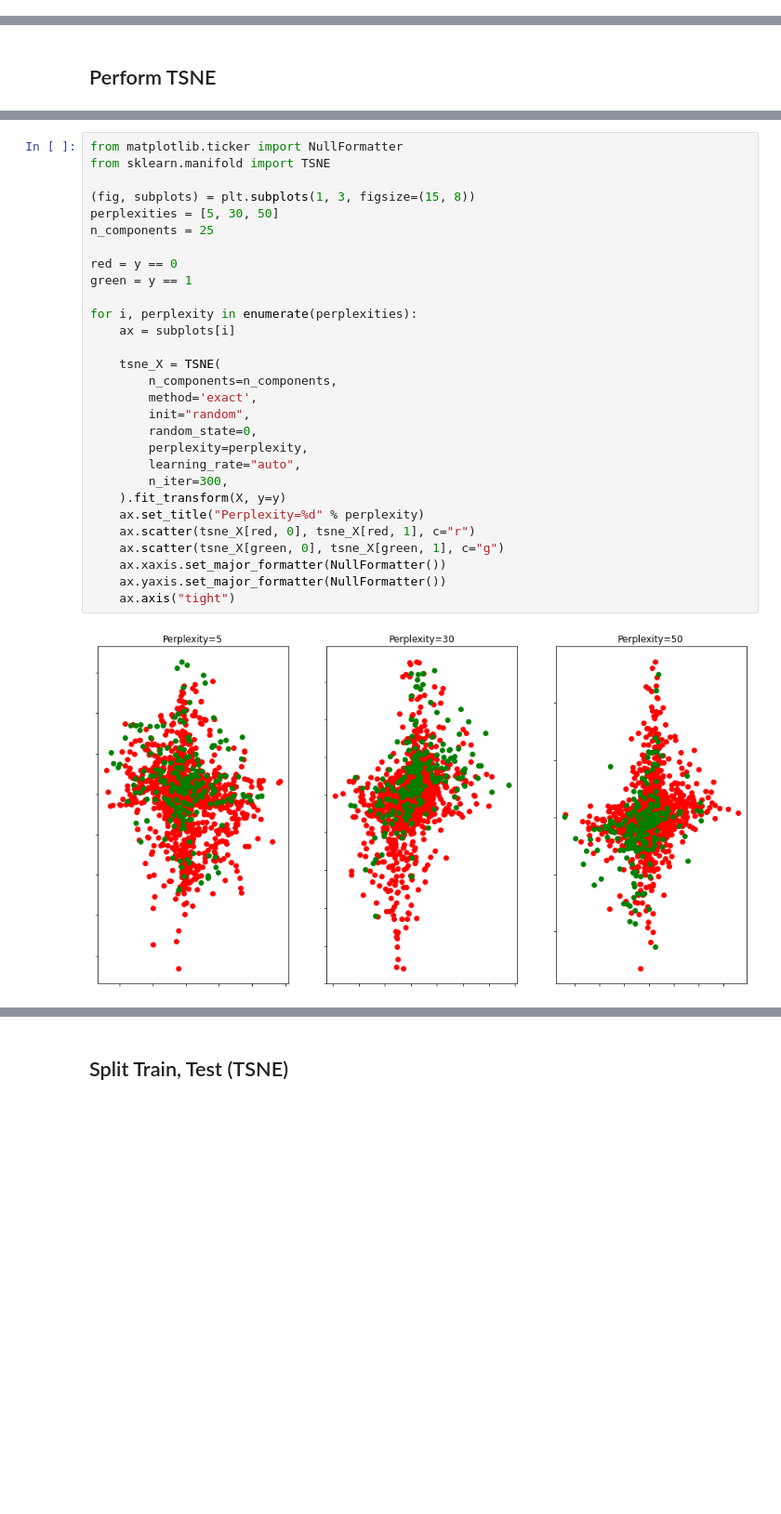
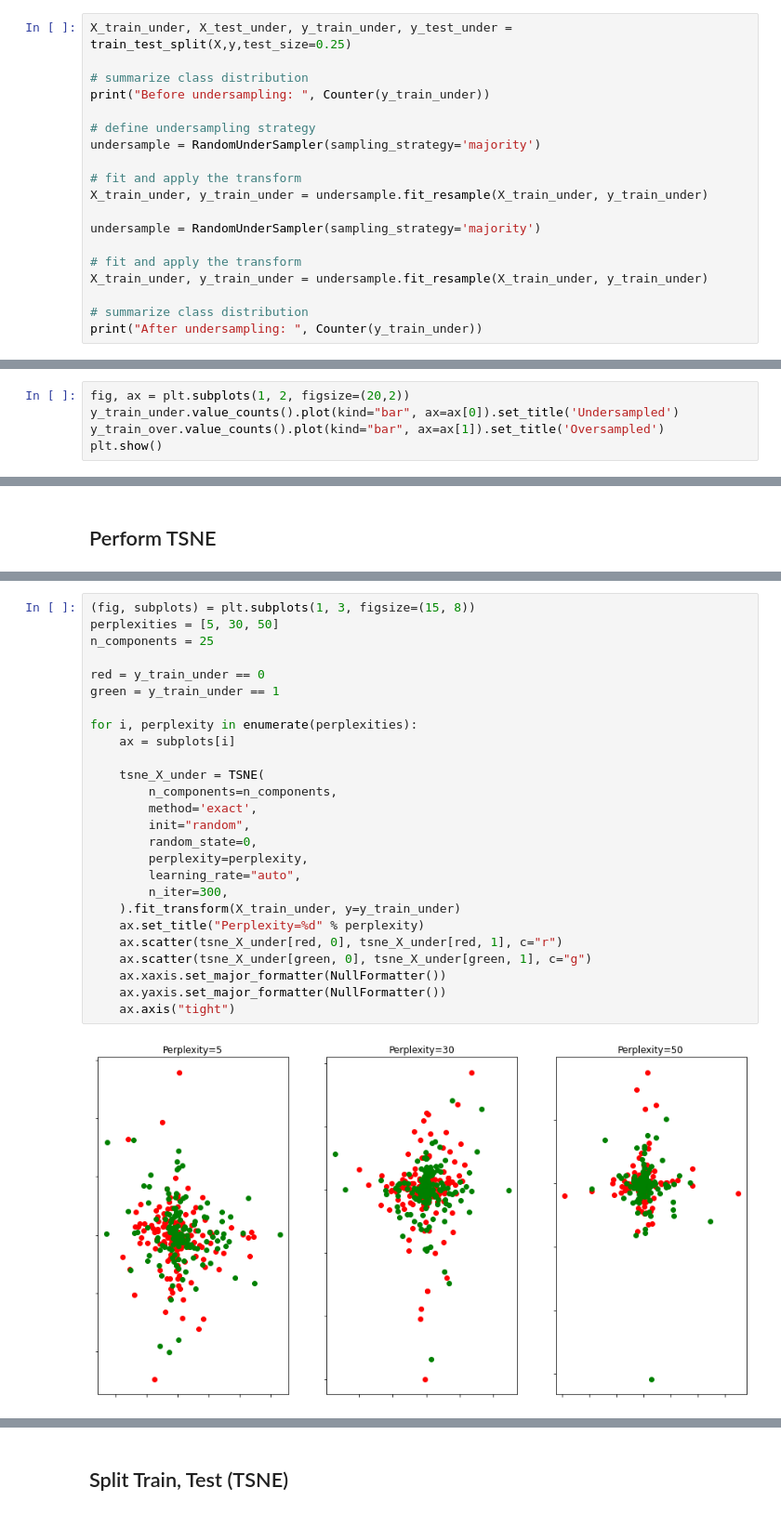
Before and after one commit to jancyrillmendoza/IBM-Data-Analysis, a Jupyter notebook: _IBM_Data_Analysis.ipynb, the cells around one changed output, grey strips where cells are left out. Shown: that part at 93% size. Saved outputs shown, nothing was run; the diff lists cells and outputs as text; blank space fills up the shorter version.

Commit message:
Updated with Undersampling and Oversampling

```diff
--- a/_IBM_Data_Analysis.ipynb
+++ b/_IBM_Data_Analysis.ipynb
@@ -226,0 +248,19 @@ Warning: Total number of columns (34) exceeds max_columns (20) limiting to first
+# %%
+X_train_under, X_test_under, y_train_under, y_test_under = train_test_split(X,y,test_size=0.25)
+
+# summarize class distribution
+print("Before undersampling: ", Counter(y_train_under))
+
+# define undersampling strategy
+undersample = RandomUnderSampler(sampling_strategy='majority')
+
+# fit and apply the transform
+X_train_under, y_train_under = undersample.fit_resample(X_train_under, y_train_under)
+
+undersample = RandomUnderSampler(sampling_strategy='majority')
+
+# fit and apply the transform
+X_train_under, y_train_under = undersample.fit_resample(X_train_under, y_train_under)
+
+# summarize class distribution
+print("After undersampling: ", Counter(y_train_under))
@@ -226,0 +289,5 @@ Warning: Total number of columns (34) exceeds max_columns (20) limiting to first
+# %%
+fig, ax = plt.subplots(1, 2, figsize=(20,2))
+y_train_under.value_counts().plot(kind="bar", ax=ax[0]).set_title('Undersampled')
+y_train_over.value_counts().plot(kind="bar", ax=ax[1]).set_title('Oversampled')
+plt.show()
@@ -364,31 +498,28 @@ PCA_scores
 # %%
-from matplotlib.ticker import NullFormatter
-from sklearn.manifold import TSNE
-
 (fig, subplots) = plt.subplots(1, 3, figsize=(15, 8))
 perplexities = [5, 30, 50]
 n_components = 25
 
-red = y == 0
-green = y == 1
+red = y_train_under == 0
+green = y_train_under == 1
 
 for i, perplexity in enumerate(perplexities):
     ax = subplots[i]
 
-    tsne_X = TSNE(
+    tsne_X_under = TSNE(
         n_components=n_components,
         method='exact',
         init="random",
         random_state=0,
         perplexity=perplexity,
         learning_rate="auto",
         n_iter=300,
-    ).fit_transform(X, y=y)
+    ).fit_transform(X_train_under, y=y_train_under)
     ax.set_title("Perplexity=%d" % perplexity)
-    ax.scatter(tsne_X[red, 0], tsne_X[red, 1], c="r")
-    ax.scatter(tsne_X[green, 0], tsne_X[green, 1], c="g")
+    ax.scatter(tsne_X_under[red, 0], tsne_X_under[red, 1], c="r")
+    ax.scatter(tsne_X_under[green, 0], tsne_X_under[green, 1], c="g")
     ax.xaxis.set_major_formatter(NullFormatter())
     ax.yaxis.set_major_formatter(NullFormatter())
     ax.axis("tight")
 # %% [output]
-[figure, old version]
+[figure, new version]
```
Also changed, not shown: parts of 67 cells of this notebook.
